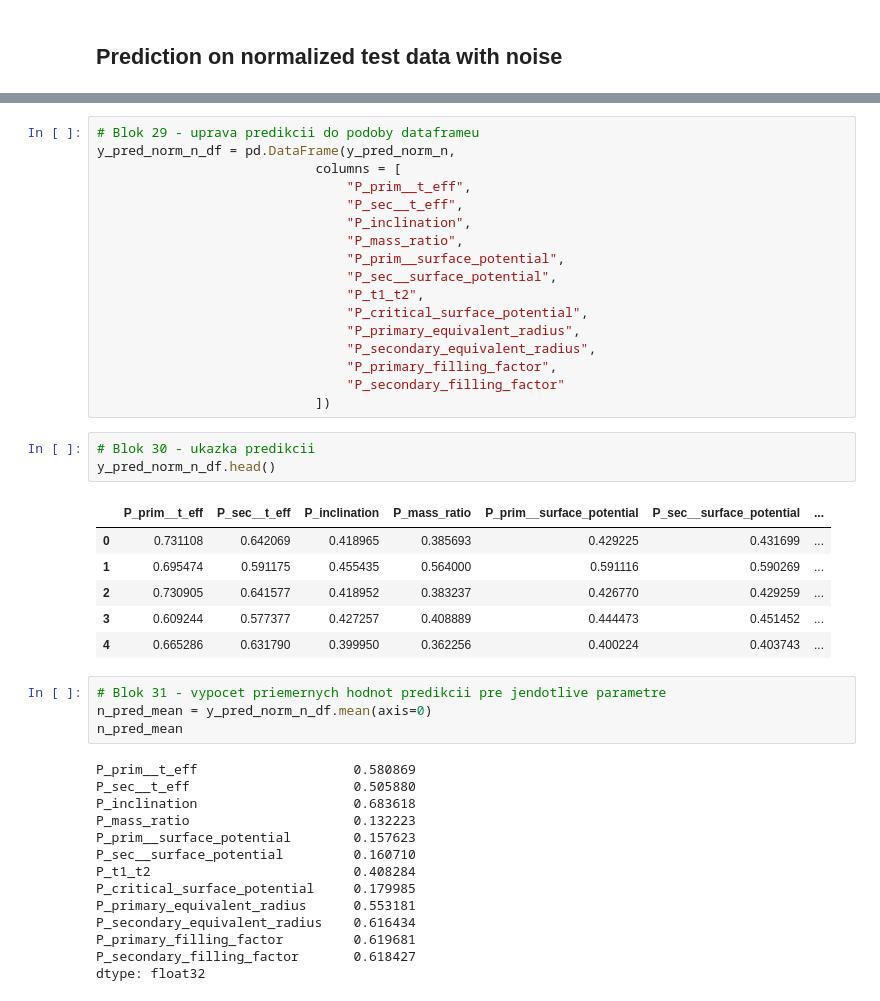
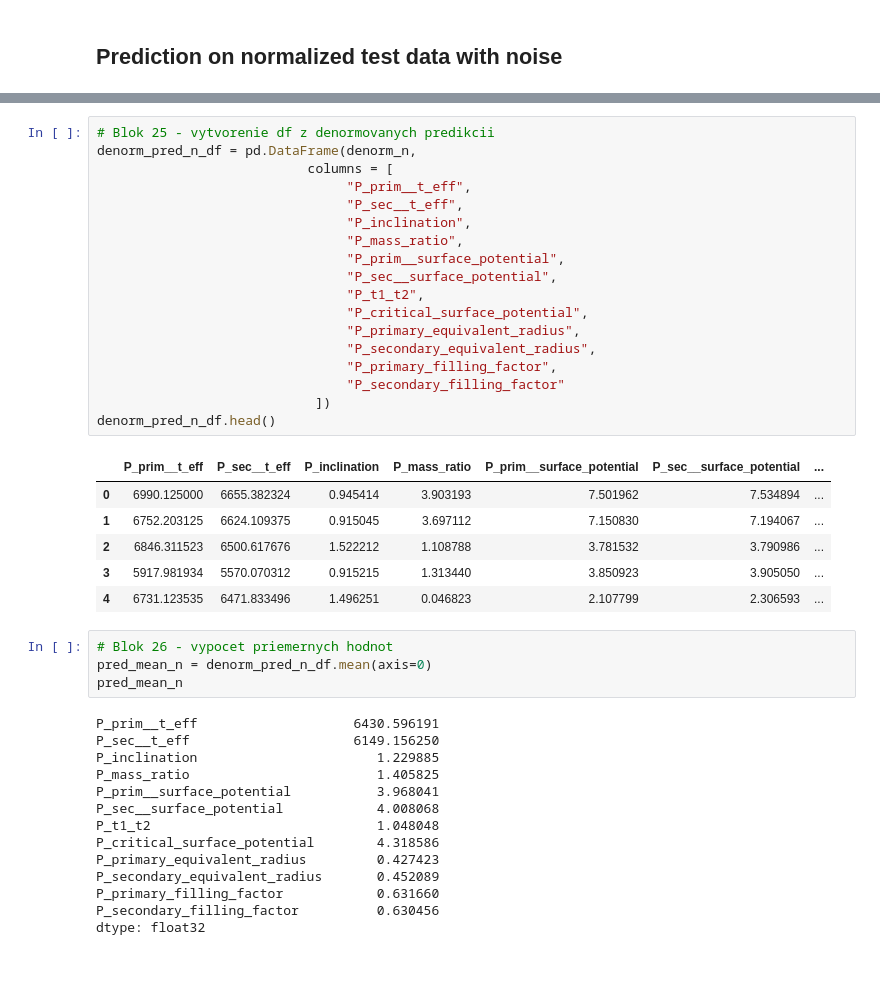
Before and after one commit to AdriNemcikova/DP, a Jupyter notebook: NORM_over_all_params.ipynb, the cells around one changed output, grey strips where cells are left out. Drawn from its saved outputs; the diff is of its cells as text; blank space fills up the shorter version.

```diff
--- a/NORM_over_all_params.ipynb
+++ b/NORM_over_all_params.ipynb
@@ -420,46 +332,44 @@ y_pred_norm_n = model.predict(X_test_n)
 # %%
-# Blok 29 - uprava predikcii do podoby dataframeu
-y_pred_norm_n_df = pd.DataFrame(y_pred_norm_n,
-                            columns = [
+# Blok 25 - vytvorenie df z denormovanych predikcii
+denorm_pred_n_df = pd.DataFrame(denorm_n,
+                           columns = [
                                 "P_prim__t_eff",
                                 "P_sec__t_eff",
                                 "P_inclination",
                                 "P_mass_ratio",
                                 "P_prim__surface_potential",
                                 "P_sec__surface_potential",
                                 "P_t1_t2",
                                 "P_critical_surface_potential",
                                 "P_primary_equivalent_radius",
                                 "P_secondary_equivalent_radius",
                                 "P_primary_filling_factor",
                                 "P_secondary_filling_factor"
                             ])
+denorm_pred_n_df.head()
+# %% [output]
+|  | P_prim__t_eff | P_sec__t_eff | P_inclination | P_mass_ratio | P_prim__surface_potential | P_sec__surface_potential | ... |
+| 0 | 6990.125000 | 6655.382324 | 0.945414 | 3.903193 | 7.501962 | 7.534894 | ... |
+| 1 | 6752.203125 | 6624.109375 | 0.915045 | 3.697112 | 7.150830 | 7.194067 | ... |
+| 2 | 6846.311523 | 6500.617676 | 1.522212 | 1.108788 | 3.781532 | 3.790986 | ... |
+| 3 | 5917.981934 | 5570.070312 | 0.915215 | 1.313440 | 3.850923 | 3.905050 | ... |
+| 4 | 6731.123535 | 6471.833496 | 1.496251 | 0.046823 | 2.107799 | 2.306593 | ... |
-# %%
-# Blok 30 - ukazka predikcii
-y_pred_norm_n_df.head()
-# %% [output]
-|  | P_prim__t_eff | P_sec__t_eff | P_inclination | P_mass_ratio | P_prim__surface_potential | P_sec__surface_potential | ... |
-| 0 | 0.731108 | 0.642069 | 0.418965 | 0.385693 | 0.429225 | 0.431699 | ... |
-| 1 | 0.695474 | 0.591175 | 0.455435 | 0.564000 | 0.591116 | 0.590269 | ... |
-| 2 | 0.730905 | 0.641577 | 0.418952 | 0.383237 | 0.426770 | 0.429259 | ... |
-| 3 | 0.609244 | 0.577377 | 0.427257 | 0.408889 | 0.444473 | 0.451452 | ... |
-| 4 | 0.665286 | 0.631790 | 0.399950 | 0.362256 | 0.400224 | 0.403743 | ... |
 # %%
-# Blok 31 - vypocet priemernych hodnot predikcii pre jendotlive parametre
-n_pred_mean = y_pred_norm_n_df.mean(axis=0)
-n_pred_mean
+# Blok 26 - vypocet priemernych hodnot
+pred_mean_n = denorm_pred_n_df.mean(axis=0)
+pred_mean_n
 # %% [output]
-P_prim__t_eff                    0.580869
-P_sec__t_eff                     0.505880
-P_inclination                    0.683618
-P_mass_ratio                     0.132223
-P_prim__surface_potential        0.157623
-P_sec__surface_potential         0.160710
-P_t1_t2                          0.408284
-P_critical_surface_potential     0.179985
-P_primary_equivalent_radius      0.553181
-P_secondary_equivalent_radius    0.616434
-P_primary_filling_factor         0.619681
-P_secondary_filling_factor       0.618427
+P_prim__t_eff                    6430.596191
+P_sec__t_eff                     6149.156250
+P_inclination                       1.229885
+P_mass_ratio                        1.405825
+P_prim__surface_potential           3.968041
+P_sec__surface_potential            4.008068
+P_t1_t2                             1.048048
+P_critical_surface_potential        4.318586
+P_primary_equivalent_radius         0.427423
+P_secondary_equivalent_radius       0.452089
+P_primary_filling_factor            0.631660
+P_secondary_filling_factor          0.630456
 dtype: float32
 # %%
```
Also changed, not shown: parts of 28 cells of this notebook.
